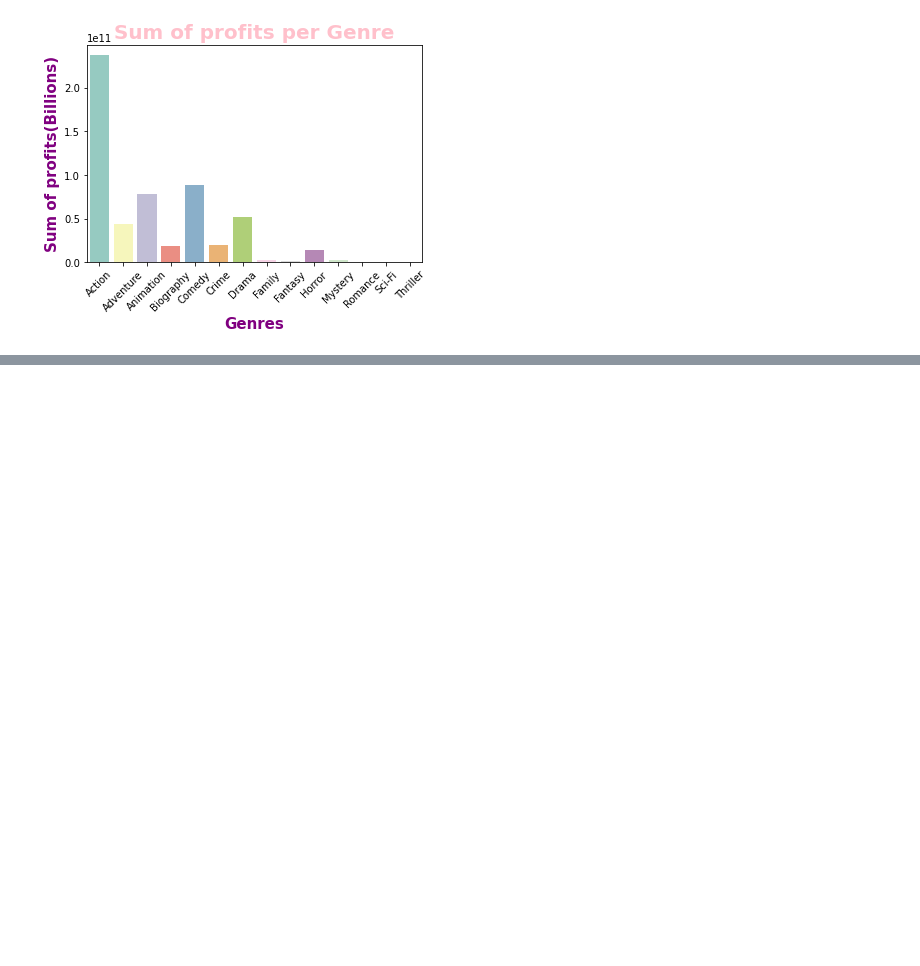
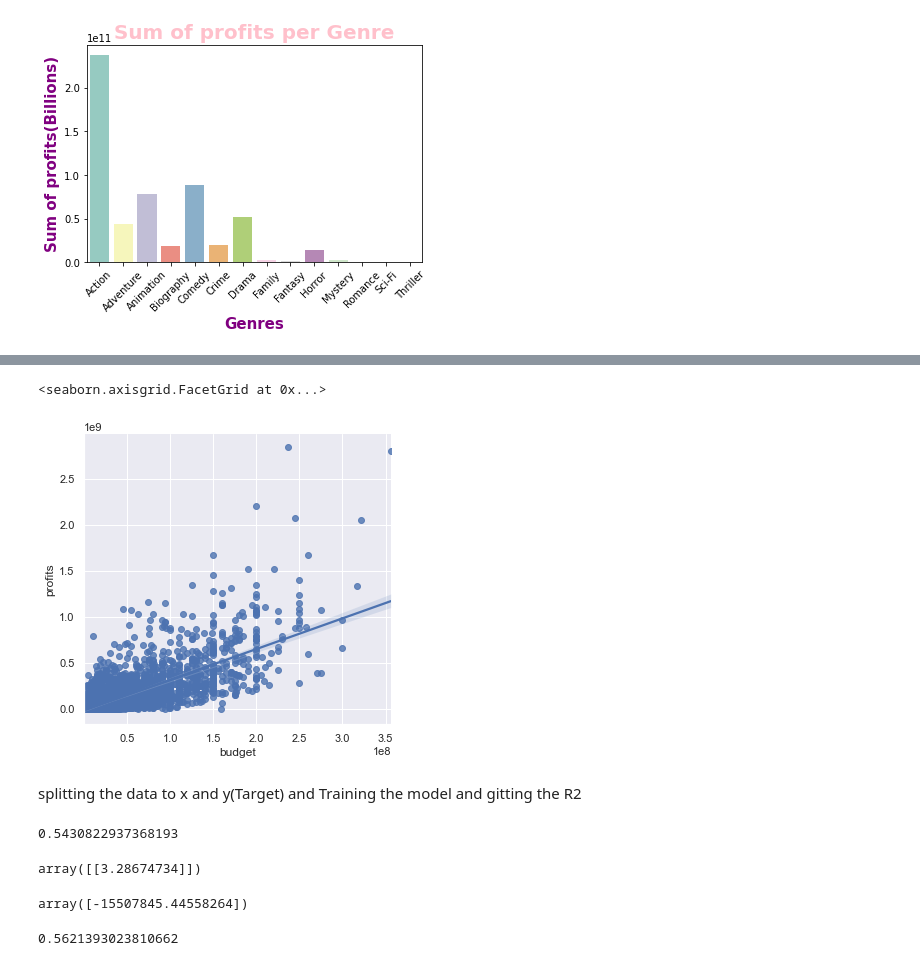
Before and after one commit to halahsalem/Project1, a Jupyter notebook: Project1.ipynb, the cells around one changed output, grey strips where cells are left out. Cells and saved outputs as stored; diff of their text form; code cells hidden in the pictures; blank space fills up the shorter version.

```diff
--- a/Project1.ipynb
+++ b/Project1.ipynb
@@ -404,0 +415,38 @@ Reshape your data either using array.reshape(-1, 1) if your data has a single fe
+# %%
+sns.set_theme()
+sns.lmplot(x="budget", y="profits", data=movie1)
+# %% [output]
+<seaborn.axisgrid.FacetGrid at 0x...>
+[figure, added]
+# %% [markdown]
+splitting the data to x and y(Target) and Training the model and gitting the R2
+# %%
+X=movie1['budget']
+Y=movie1['profits']
+
+X_train, X_test, Y_train, Y_test = train_test_split(X, Y, random_state=42, test_size=0.20)
+
+X_train = X_train.values.reshape(-1, 1)
+Y_train = Y_train.values.reshape(-1, 1)
+X_test = X_test.values.reshape(-1, 1)
+Y_test = Y_test.values.reshape(-1, 1)
+
+model= LinearRegression()
+model_res=model.fit(X_train,Y_train)
+r_sq = model_res.score(X_train, Y_train)
+r_sq
+# %% [output]
+0.5430822937368193
+# %%
+model_res.coef_
+# %% [output]
+array([[3.28674734]])
+# %%
+model_res.intercept_
+# %% [output]
+array([-15507845.44558264])
+# %%
+r_sq = model_res.score(X_test, Y_test)
+r_sq
+# %% [output]
+0.5621393023810662
```
Also changed, not shown: parts of 15 cells of this notebook.
